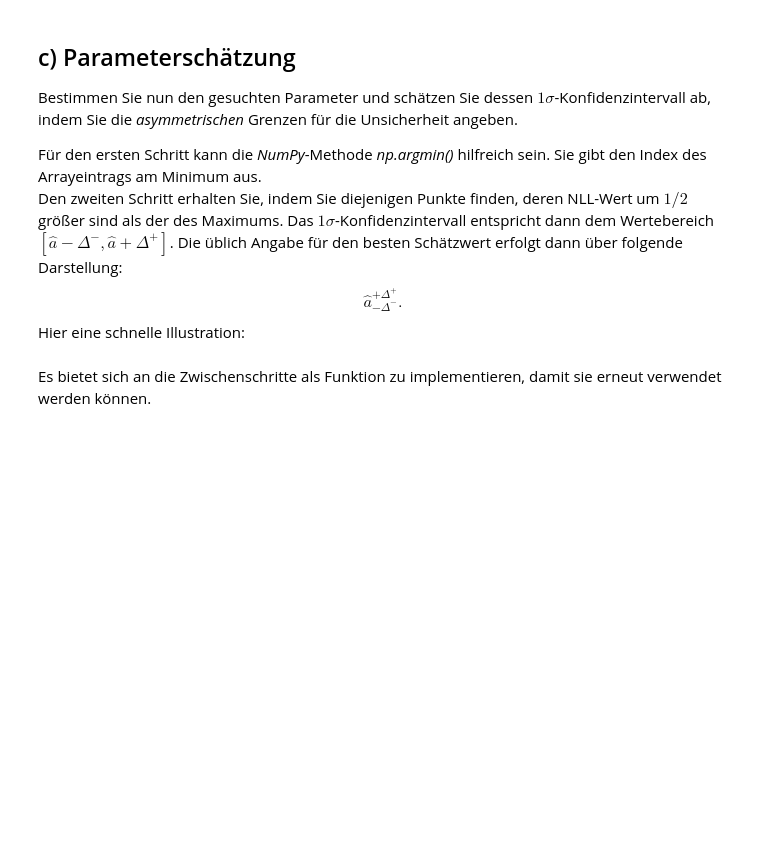
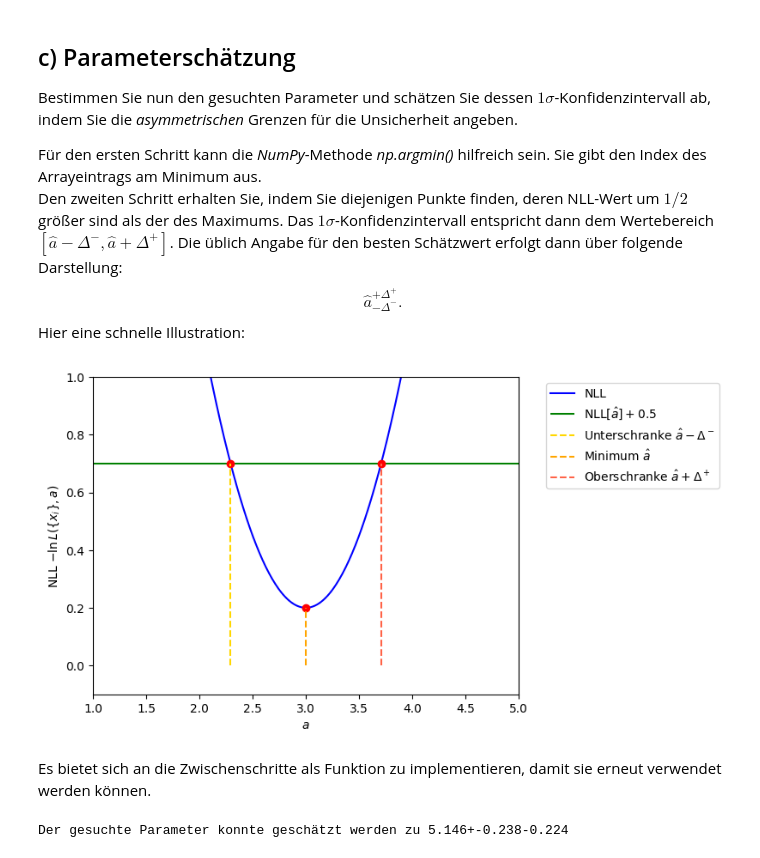
Before and after one commit to AlFa-Tier/Uni_codes, a Jupyter notebook: Stat. Datenauswertung/AufgabenBlätter/Blatt03/Blatt03.ipynb, the cells around one changed output. Cells and saved outputs as stored; diff of their text form; code cells hidden in the pictures; blank space fills up the shorter version.

```diff
--- a/Stat. Datenauswertung/AufgabenBlätter/Blatt03/Blatt03.ipynb
+++ b/Stat. Datenauswertung/AufgabenBlätter/Blatt03/Blatt03.ipynb
@@ -425,24 +557,26 @@ Hier eine schnelle Illustration:
 # %%
 x = np.linspace(0, 10, 1000)
 y = (x - 3)**2 + 0.2
 
 dots_x = [3 - 1/np.sqrt(2), 3, 3 + 1/np.sqrt(2)]
 dots_y = [0.7, 0.2, 0.7]
 
 plt.plot(x, y, 'b-', label='NLL')
-plt.hlines(0.7, 1, 5, color='green', label=r'NLL$[\hat{a}]$+0.5')
+plt.hlines(0.7, 1, 5, color='green', label=r'NLL$[\hat{a}]+0.5$')
 plt.plot(dots_x, dots_y, 'ro')
 
 colors = ['gold', 'orange', 'tomato']
 labels = [r'Unterschranke $\hat{a}-\Delta^-$', r'Minimum $\hat{a}$', r'Oberschranke $\hat{a}+\Delta^+$']
 for i in range(3):
     plt.vlines(dots_x[i], 0, dots_y[i], linestyle='dashed', color=colors[i], label=labels[i])
 
 plt.ylim(-0.1, 1)
 plt.xlim(1, 5)
 plt.xlabel(r'$a$')
 plt.ylabel(r'NLL $-\ln L\left(\left\{x_i\right\},a\right)$')
 plt.legend(bbox_to_anchor=(1.05, 1), loc='upper left')
 plt.show()
+# %% [output]
+[figure, added]
 # %% [markdown]
 Es bietet sich an die Zwischenschritte als Funktion zu implementieren, damit sie erneut verwendet werden können.
@@ -455,0 +583,28 @@ print(f'Der gesuchte Parameter konnte geschätzt werden zu {a_best:.3f}+{a_right
+# %%
+# ->> your own code
+def find_estimate(nlLH, par):
+	"""
+    Find the best estimate and the confidence intervall.
+    :param nlLH: Array der negativen Log-Likelihood-Werte
+    :param par: Array der Parameterwerte
+    :return: Schätzwert (a_best) und unsymmetrische Unsicherheiten (Delta- und Delta+)
+    """
+	idx_min = np.argmin(nlLH)
+	a_best = par[idx_min]
+	nll_min = nlLH[idx_min]
+	delta_nll = 0.5
+
+	# Left boundry
+	a_left = par[np.where(nlLH[:idx_min] >= nll_min + delta_nll)[0][-1]]
+
+	# Right boundry
+	a_right = par[np.where(nlLH[idx_min:] >= nll_min + delta_nll)[0][0] + idx_min]
+
+	return a_best, a_best - a_left, a_best - a_right
+
+
+
+a_best, a_left, a_right = find_estimate(NLL(hundredth, a, fPoisson), a)
+print(f'Der gesuchte Parameter konnte geschätzt werden zu {a_best:.3f}+{a_right:.3f}-{a_left:.3f}')
+# %% [output]
+Der gesuchte Parameter konnte geschätzt werden zu 5.146+-0.238-0.224
```
Also changed, not shown: parts of 14 cells of this notebook.
